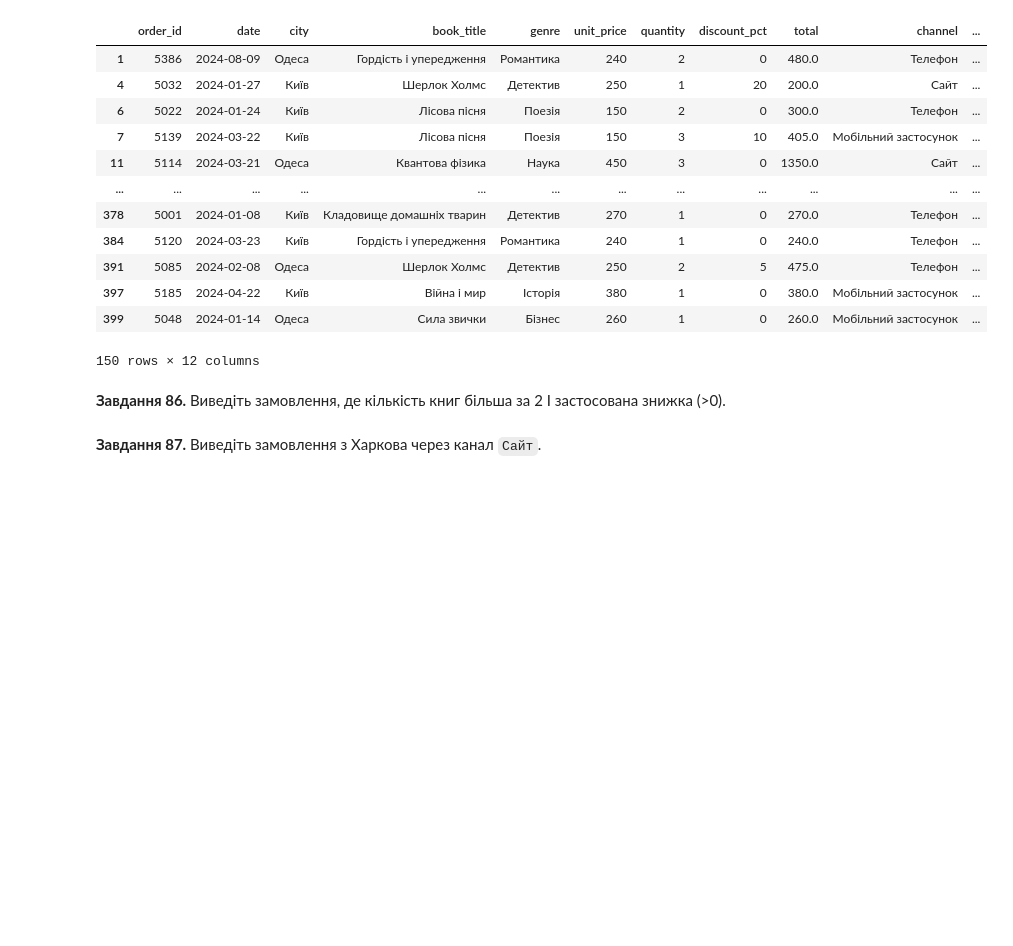
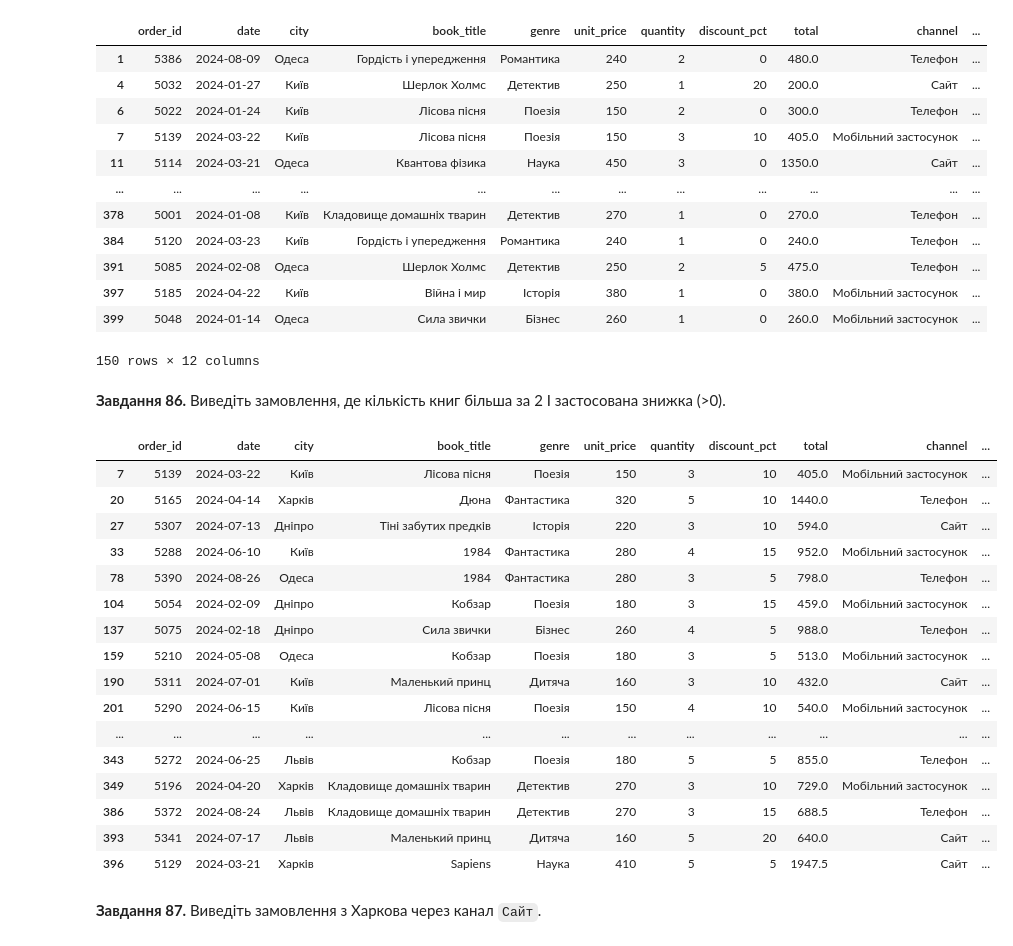
Before and after one commit to DymaStar/DTA_2026, a Jupyter notebook: HW/HW_DimaStar2605_"pandas_practice_120_ipynb".ipynb, the cells around one changed output. Saved outputs shown, nothing was run; the diff lists cells and outputs as text; code cells hidden in the pictures; blank space fills up the shorter version.

```diff
--- a/HW/HW_DimaStar2605_"pandas_practice_120_ipynb".ipynb
+++ b/HW/HW_DimaStar2605_"pandas_practice_120_ipynb".ipynb
@@ -1330,6 +1344,25 @@ df[(df["city"] == "Київ") | (df["city"] == "Одеса")]
 **Завдання 86.** Виведіть замовлення, де кількість книг більша за 2 І застосована знижка (>0).
 # %%
 # Завдання 86:
+df[(df["quantity"] > 2) & (df["discount_pct"] > 0)]
+# %% [output]
+|  | order_id | date | city | book_title | genre | unit_price | quantity | discount_pct | total | channel | ... |
+| 7 | 5139 | 2024-03-22 | Київ | Лісова пісня | Поезія | 150 | 3 | 10 | 405.0 | Мобільний застосунок | ... |
+| 20 | 5165 | 2024-04-14 | Харків | Дюна | Фантастика | 320 | 5 | 10 | 1440.0 | Телефон | ... |
+| 27 | 5307 | 2024-07-13 | Дніпро | Тіні забутих предків | Історія | 220 | 3 | 10 | 594.0 | Сайт | ... |
+| 33 | 5288 | 2024-06-10 | Київ | 1984 | Фантастика | 280 | 4 | 15 | 952.0 | Мобільний застосунок | ... |
+| 78 | 5390 | 2024-08-26 | Одеса | 1984 | Фантастика | 280 | 3 | 5 | 798.0 | Телефон | ... |
+| 104 | 5054 | 2024-02-09 | Дніпро | Кобзар | Поезія | 180 | 3 | 15 | 459.0 | Мобільний застосунок | ... |
+| 137 | 5075 | 2024-02-18 | Дніпро | Сила звички | Бізнес | 260 | 4 | 5 | 988.0 | Телефон | ... |
+| 159 | 5210 | 2024-05-08 | Одеса | Кобзар | Поезія | 180 | 3 | 5 | 513.0 | Мобільний застосунок | ... |
+| 190 | 5311 | 2024-07-01 | Київ | Маленький принц | Дитяча | 160 | 3 | 10 | 432.0 | Сайт | ... |
+| 201 | 5290 | 2024-06-15 | Київ | Лісова пісня | Поезія | 150 | 4 | 10 | 540.0 | Мобільний застосунок | ... |
+| ... | ... | ... | ... | ... | ... | ... | ... | ... | ... | ... | ... |
+| 343 | 5272 | 2024-06-25 | Львів | Кобзар | Поезія | 180 | 5 | 5 | 855.0 | Телефон | ... |
+| 349 | 5196 | 2024-04-20 | Харків | Кладовище домашніх тварин | Детектив | 270 | 3 | 10 | 729.0 | Мобільний застосунок | ... |
+| 386 | 5372 | 2024-08-24 | Львів | Кладовище домашніх тварин | Детектив | 270 | 3 | 15 | 688.5 | Телефон | ... |
+| 393 | 5341 | 2024-07-17 | Львів | Маленький принц | Дитяча | 160 | 5 | 20 | 640.0 | Сайт | ... |
+| 396 | 5129 | 2024-03-21 | Харків | Sapiens | Наука | 410 | 5 | 5 | 1947.5 | Сайт | ... |
 # %% [markdown]
 **Завдання 87.** Виведіть замовлення з Харкова через канал `Сайт`.
 # %%
```
Also changed, not shown: parts of 32 cells of this notebook.
